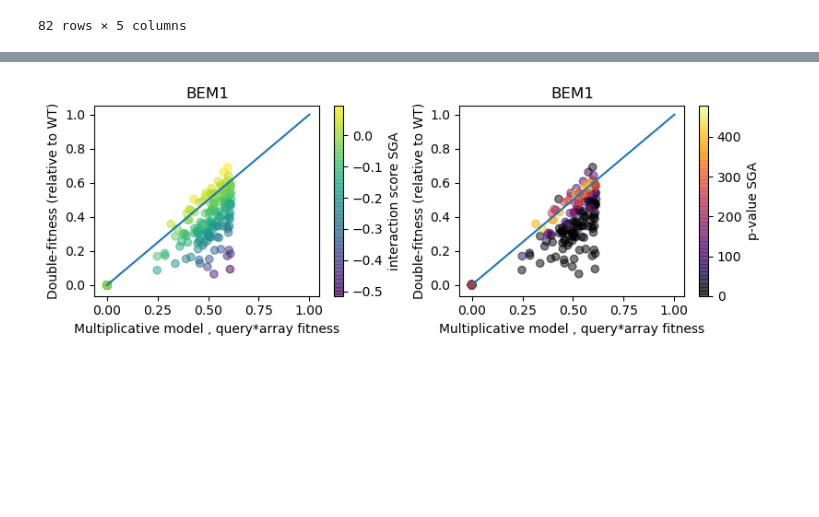
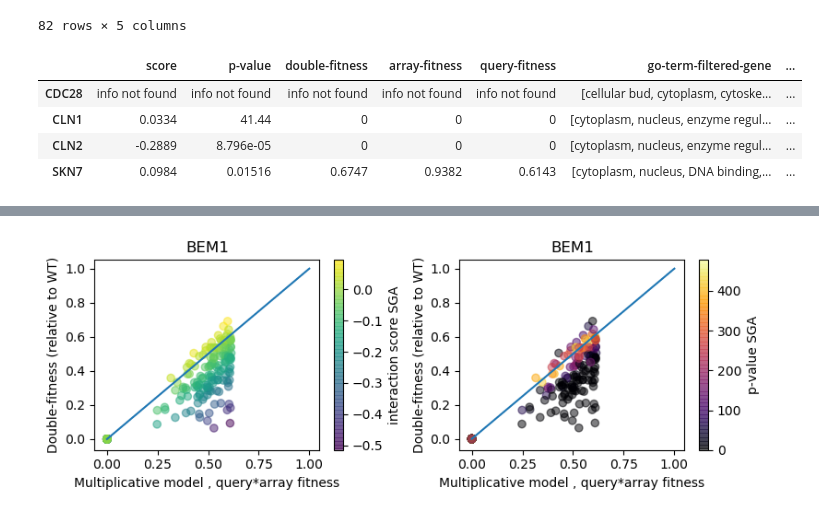
Before and after one commit to leilaicruz/machine-learning-for-yeast, a Jupyter notebook: interact2go.ipynb, the cells around one changed output, grey strips where cells are left out. Cells and saved outputs as stored; diff of their text form; code cells hidden in the pictures; blank space fills up the shorter version.

```diff
--- a/interact2go.ipynb
+++ b/interact2go.ipynb
@@ -160,7 +160,15 @@ name_of_data_to_merge=string containing the info of which dataset are we using t
 
     return merge_data_pd
 # %%
-merge_data=merging_datasets(gene_name='BEM1',data_to_merge_with_fitness_data=data_synthetic_lethals,name_of_data_to_merge='synthetic-lethals')
+merge_data=merging_datasets(gene_name='BEM1',data_to_merge_with_fitness_data=data_dosage_lethality)
+
+merge_data
+# %% [output]
+|  | score | p-value | double-fitness | array-fitness | query-fitness | go-term-filtered-gene | ... |
+| CDC28 | info not found | info not found | info not found | info not found | info not found | [cellular bud, cytoplasm, cytoske... | ... |
+| CLN1 | 0.0334 | 41.44 | 0 | 0 | 0 | [cytoplasm, nucleus, enzyme regul... | ... |
+| CLN2 | -0.2889 | 8.796e-05 | 0 | 0 | 0 | [cytoplasm, nucleus, enzyme regul... | ... |
+| SKN7 | 0.0984 | 0.01516 | 0.6747 | 0.9382 | 0.6143 | [cytoplasm, nucleus, DNA binding,... | ... |
 # %%
 merge_data_numeric=merge_data[pd.to_numeric(merge_data['score'] ,errors='coerce').notnull()]
 merge_data_numeric
```
Also changed, not shown: parts of 2 cells of this notebook, 8 other files.
